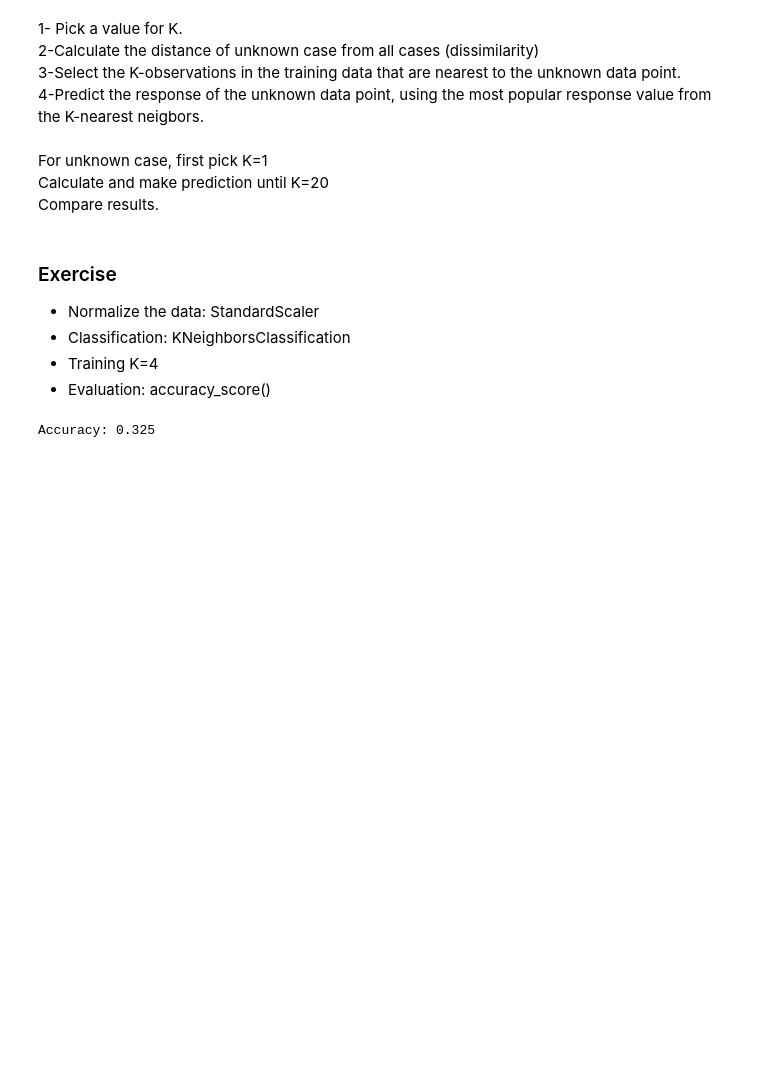
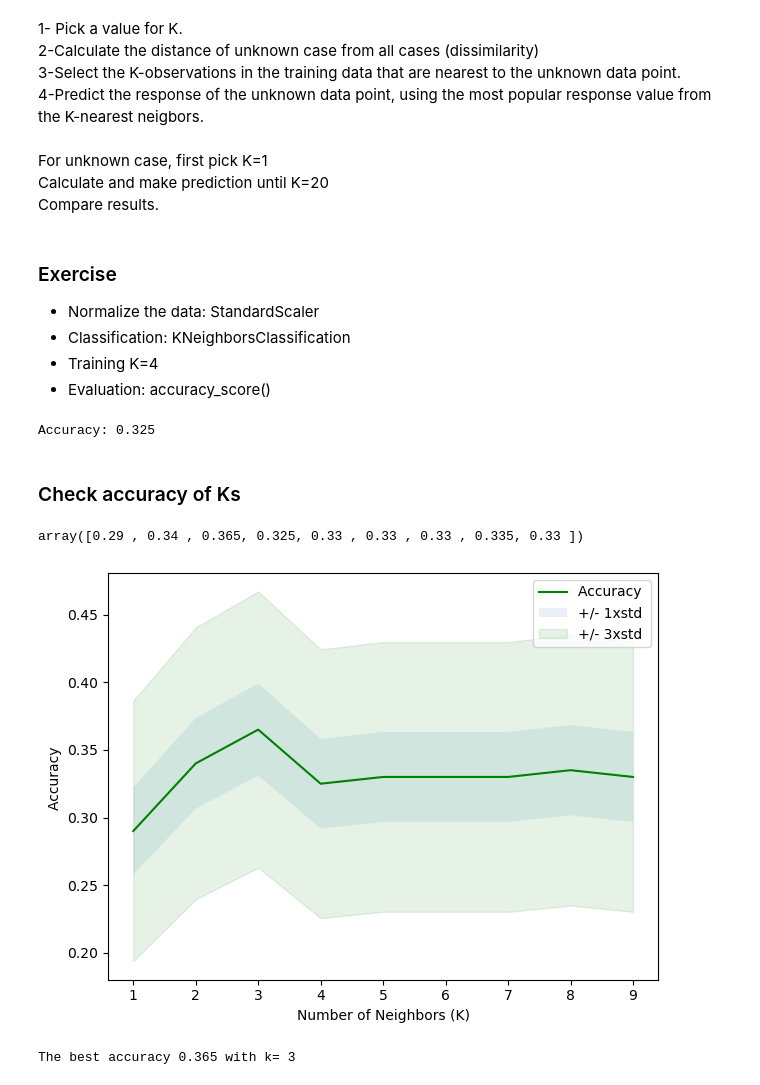
Before and after one commit to neslihanKaraman/dataScience, a Jupyter notebook: hafta7/hafta7_4.ipynb, the cells around one changed output. Drawn from its saved outputs; the diff is of its cells as text; code cells hidden in the pictures; blank space fills up the shorter version.

```diff
--- a/hafta7/hafta7_4.ipynb
+++ b/hafta7/hafta7_4.ipynb
@@ -84,3 +84,38 @@ accuracy = accuracy_score(y_test, y_pred)
 print("Accuracy:", accuracy)
 # %% [output]
 Accuracy: 0.325
+# %% [markdown]
+### Check accuracy of Ks
+# %%
+from sklearn import metrics
+import numpy as np
+Ks = 10
+
+mean_acc = np.zeros((Ks-1))
+std_acc = np.zeros((Ks-1))
+
+for n in range(1, Ks):
+    # train and prediction for each k
+    neigh = KNeighborsClassifier(n_neighbors=n).fit(X_train, y_train)
+    y_hat = neigh.predict(X_test)
+    mean_acc[n-1] = metrics.accuracy_score(y_test, y_hat)
+    std_acc[n-1] = np.std(y_hat==y_test)/np.sqrt(y_hat.shape[0])
+# %%
+mean_acc
+# %% [output]
+array([0.29 , 0.34 , 0.365, 0.325, 0.33 , 0.33 , 0.33 , 0.335, 0.33 ])
+# %%
+plt.plot(range(1,Ks),mean_acc,'g')
+plt.fill_between(range(1,Ks),mean_acc - 1 * std_acc,mean_acc + 1 * std_acc, alpha=0.10)
+plt.fill_between(range(1,Ks),mean_acc - 3 * std_acc,mean_acc + 3 * std_acc, alpha=0.10,color="green")
+plt.legend(('Accuracy ', '+/- 1xstd','+/- 3xstd'))
+plt.ylabel('Accuracy ')
+plt.xlabel('Number of Neighbors (K)')
+plt.tight_layout()
+plt.show()
+# %% [output]
+[figure, added]
+# %%
+print( "The best accuracy", mean_acc.max(), "with k=", mean_acc.argmax()+1)
+# %% [output]
+The best accuracy 0.365 with k= 3
```
